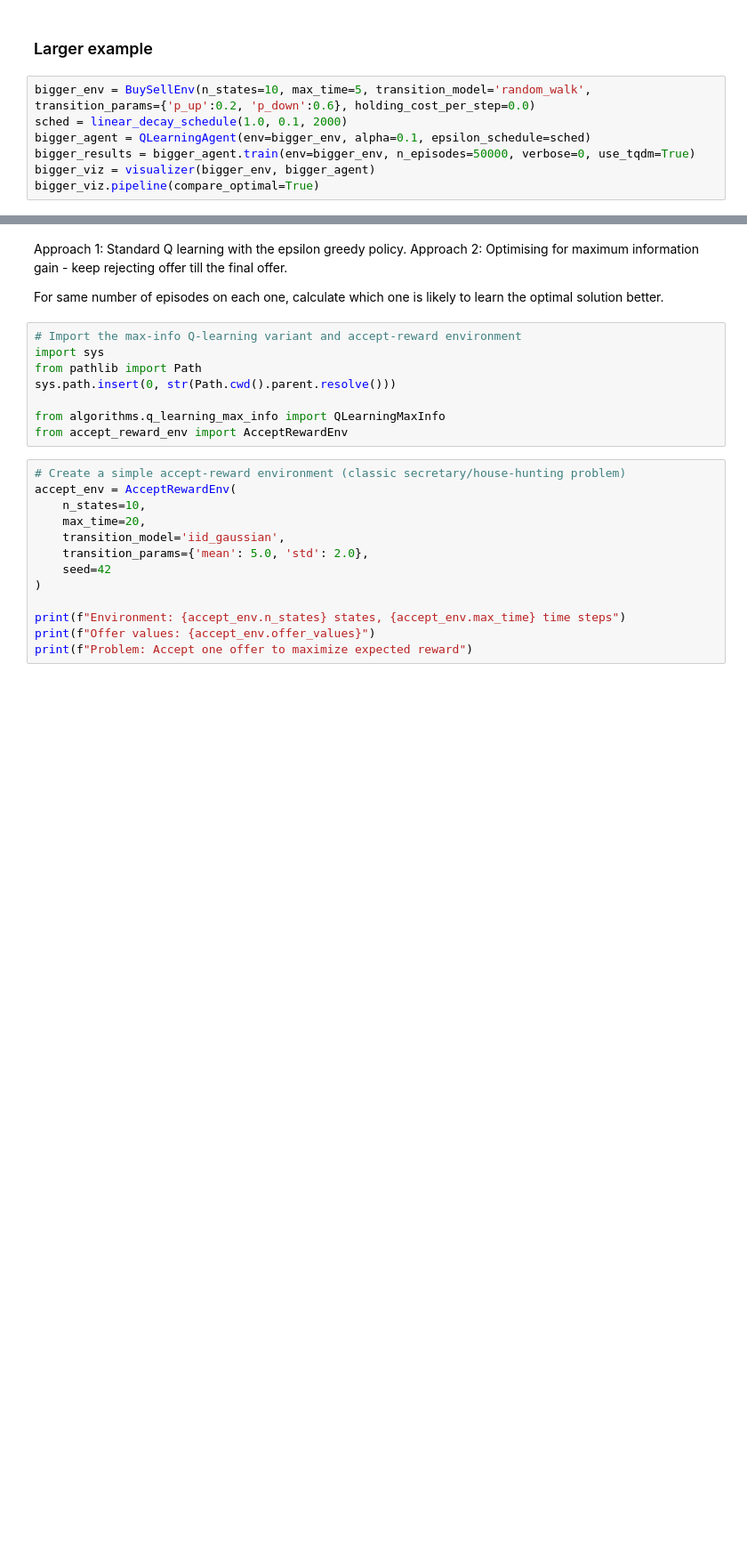
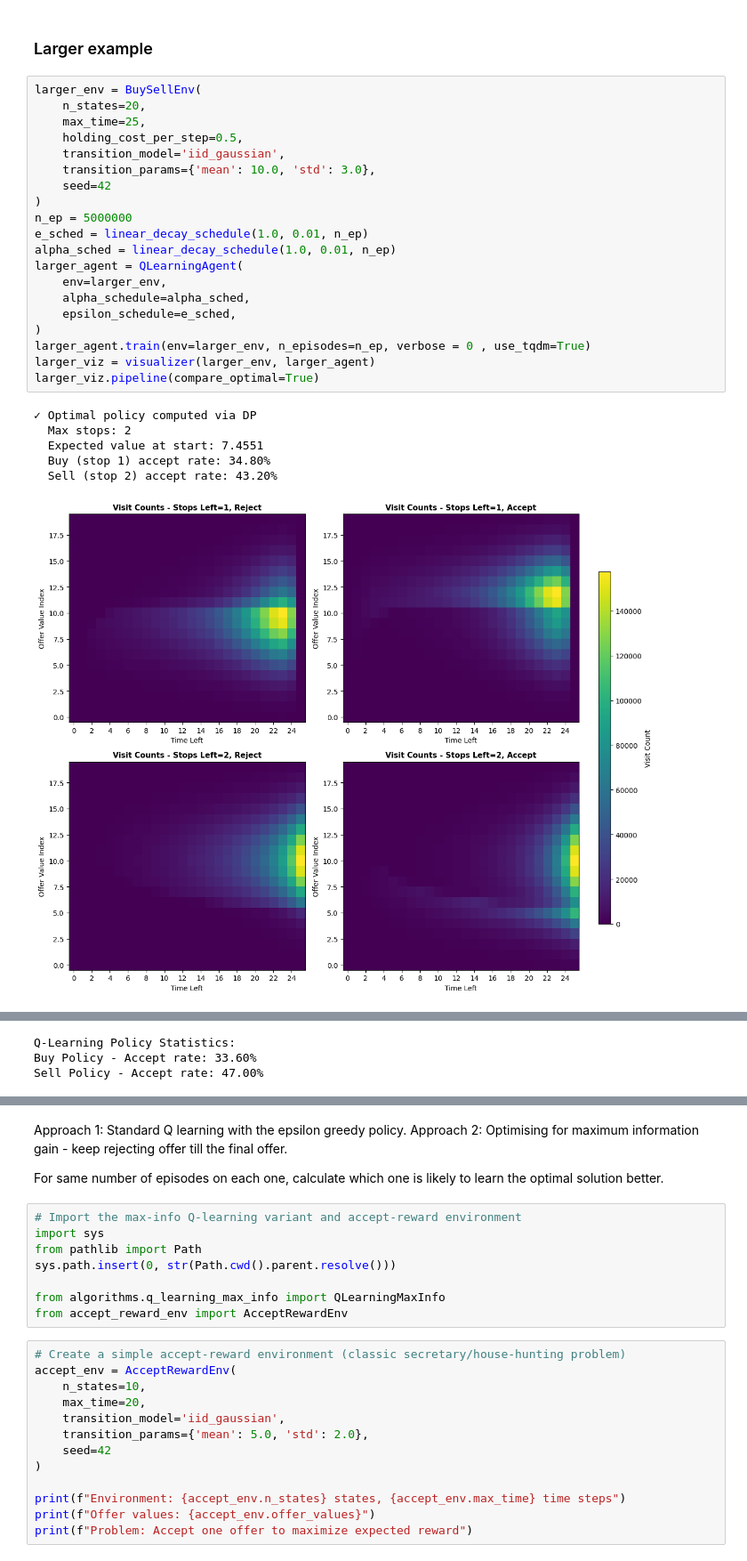
Before and after one commit to SANS-Surya-o/Optimal-Stopping-Problem, a Jupyter notebook: MultipleStopping/test.ipynb, the cells around one changed output, grey strips where cells are left out. Shown at 89% size. Cells and saved outputs as stored; diff of their text form; blank space fills up the shorter version.

```diff
--- a/MultipleStopping/test.ipynb
+++ b/MultipleStopping/test.ipynb
@@ -383,9 +503,29 @@ Mean Holding Time                  1.9588          3.4289   +1.4701 (+75.1%)   Q
 # %% [markdown]
 ### Larger example
 # %%
-bigger_env = BuySellEnv(n_states=10, max_time=5, transition_model='random_walk', transition_params={'p_up':0.2, 'p_down':0.6}, holding_cost_per_step=0.0)
-sched = linear_decay_schedule(1.0, 0.1, 2000)
-bigger_agent = QLearningAgent(env=bigger_env, alpha=0.1, epsilon_schedule=sched)
-bigger_results = bigger_agent.train(env=bigger_env, n_episodes=50000, verbose=0, use_tqdm=True)
-bigger_viz = visualizer(bigger_env, bigger_agent)
-bigger_viz.pipeline(compare_optimal=True)
+larger_env = BuySellEnv(
+    n_states=20,
+    max_time=25,
+    holding_cost_per_step=0.5,
+    transition_model='iid_gaussian',
+    transition_params={'mean': 10.0, 'std': 3.0},
+    seed=42
+)
+n_ep = 5000000
+e_sched = linear_decay_schedule(1.0, 0.01, n_ep)
+alpha_sched = linear_decay_schedule(1.0, 0.01, n_ep)
+larger_agent = QLearningAgent(
+    env=larger_env,
+    alpha_schedule=alpha_sched,
+    epsilon_schedule=e_sched,
+)
+larger_agent.train(env=larger_env, n_episodes=n_ep, verbose = 0 , use_tqdm=True)
+larger_viz = visualizer(larger_env, larger_agent)
+larger_viz.pipeline(compare_optimal=True)
+# %% [output]
+✓ Optimal policy computed via DP
+  Max stops: 2
+  Expected value at start: 7.4551
+  Buy (stop 1) accept rate: 34.80%
+  Sell (stop 2) accept rate: 43.20%
+[figure, added]
@@ -391,0 +535,3 @@ bigger_viz.pipeline(compare_optimal=True)
+Q-Learning Policy Statistics:
+Buy Policy - Accept rate: 33.60%
+Sell Policy - Accept rate: 47.00%
```
Also changed, not shown: parts of 53 cells of this notebook, 4 other files.
